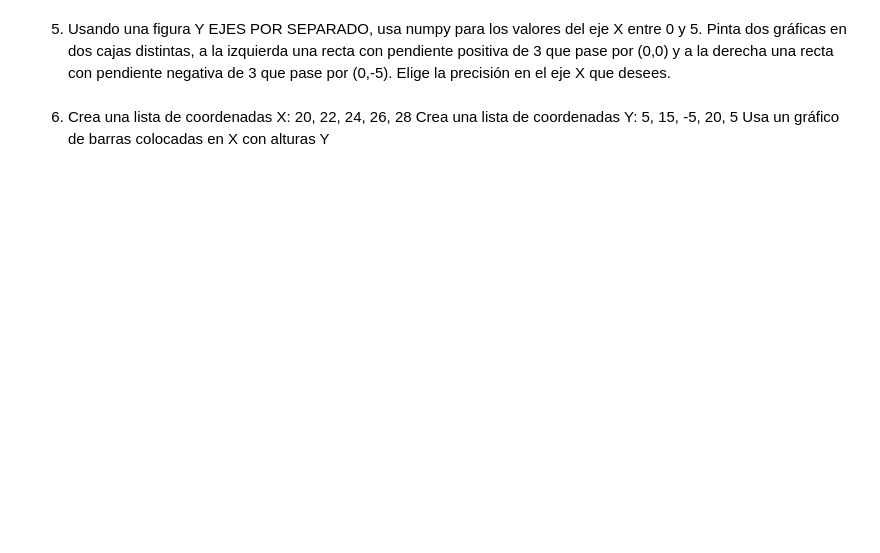
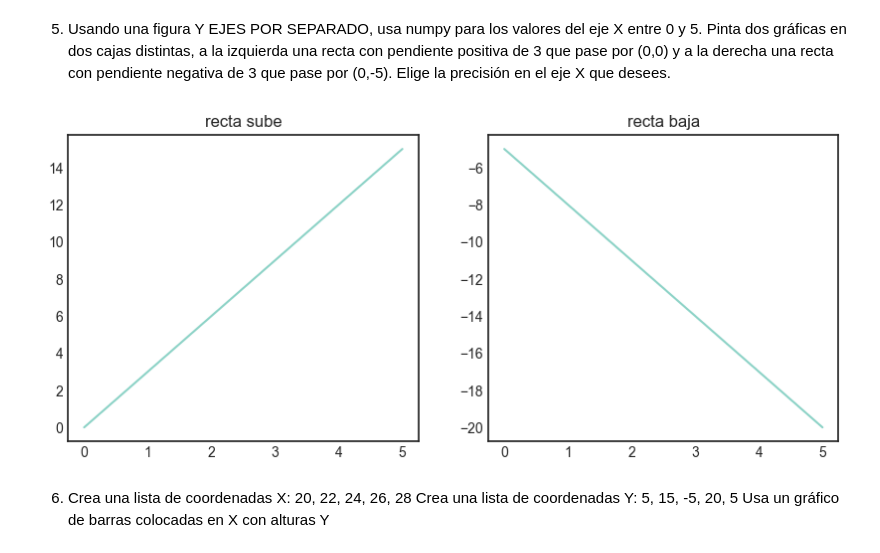
Before and after one commit to fgoiri/2026-02-BILBAO-FT-Data-Science, a Jupyter notebook: 2-Data_Analysis/6-Visualización/1-Matplotlib/ejercicios/ejercicios_Matplotlib_FGO.ipynb, the cells around one changed output. Saved outputs shown, nothing was run; the diff lists cells and outputs as text; code cells hidden in the pictures; blank space fills up the shorter version.

```diff
--- a/2-Data_Analysis/6-Visualización/1-Matplotlib/ejercicios/ejercicios_Matplotlib_FGO.ipynb
+++ b/2-Data_Analysis/6-Visualización/1-Matplotlib/ejercicios/ejercicios_Matplotlib_FGO.ipynb
@@ -21,5 +65,15 @@ Elige la precisión en el eje X que desees.
 # %% [markdown]
 5. Usando una figura Y EJES POR SEPARADO, usa numpy para los valores del eje X entre 0 y 5. Pinta dos gráficas en dos cajas distintas, a la izquierda una recta con pendiente positiva de 3 que pase por (0,0) y a la derecha una recta con pendiente negativa de 3 que pase por (0,-5). Elige la precisión en el eje X que desees.
+# %%
+fig, axes = plt.subplots(1,2, figsize=(10,4))
+
+axes[0].plot(x, y1) # gráfico izquierda
+axes[0].set_title("recta sube")
+
+axes[1].plot(x, y2) # gráfico derecha
+axes[1].set_title("recta baja");
+# %% [output]
+[figure, added]
 # %% [markdown]
 6. Crea una lista de coordenadas X: 20, 22, 24, 26, 28
 Crea una lista de coordenadas Y: 5, 15, -5, 20, 5
```
Also changed, not shown: parts of 19 cells of this notebook, 7 other files.
